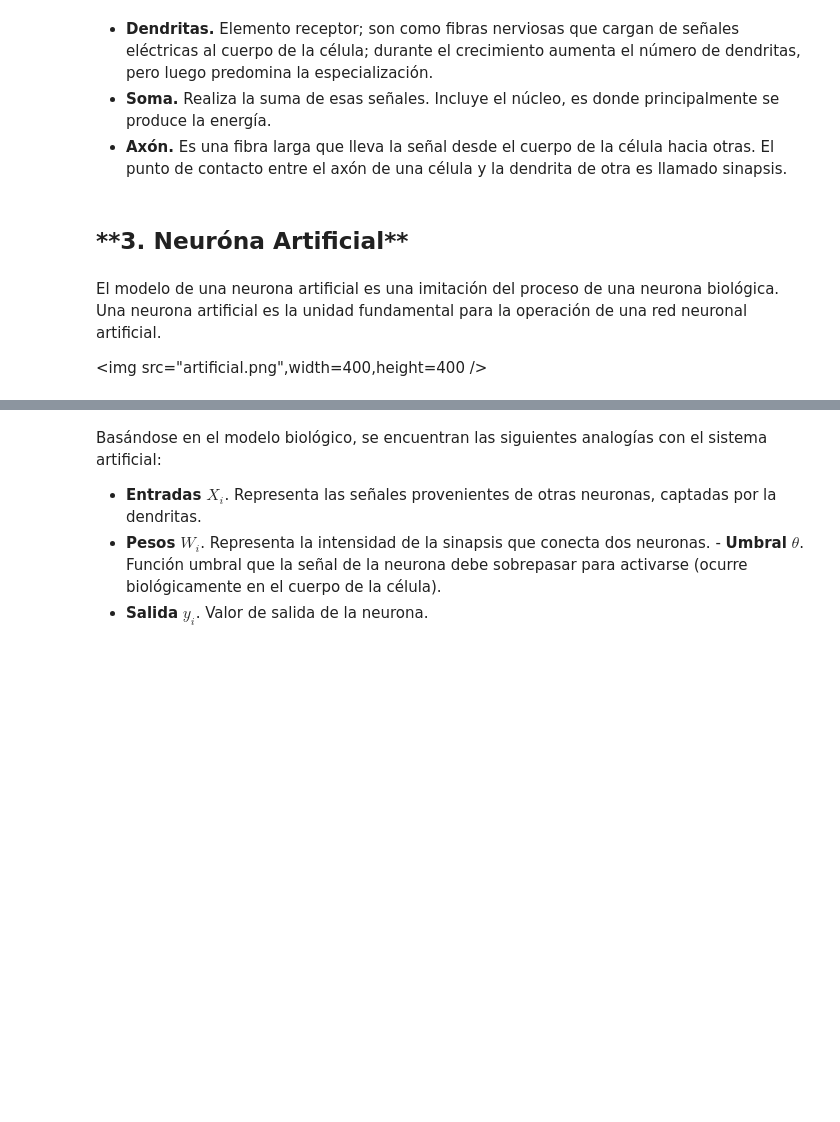
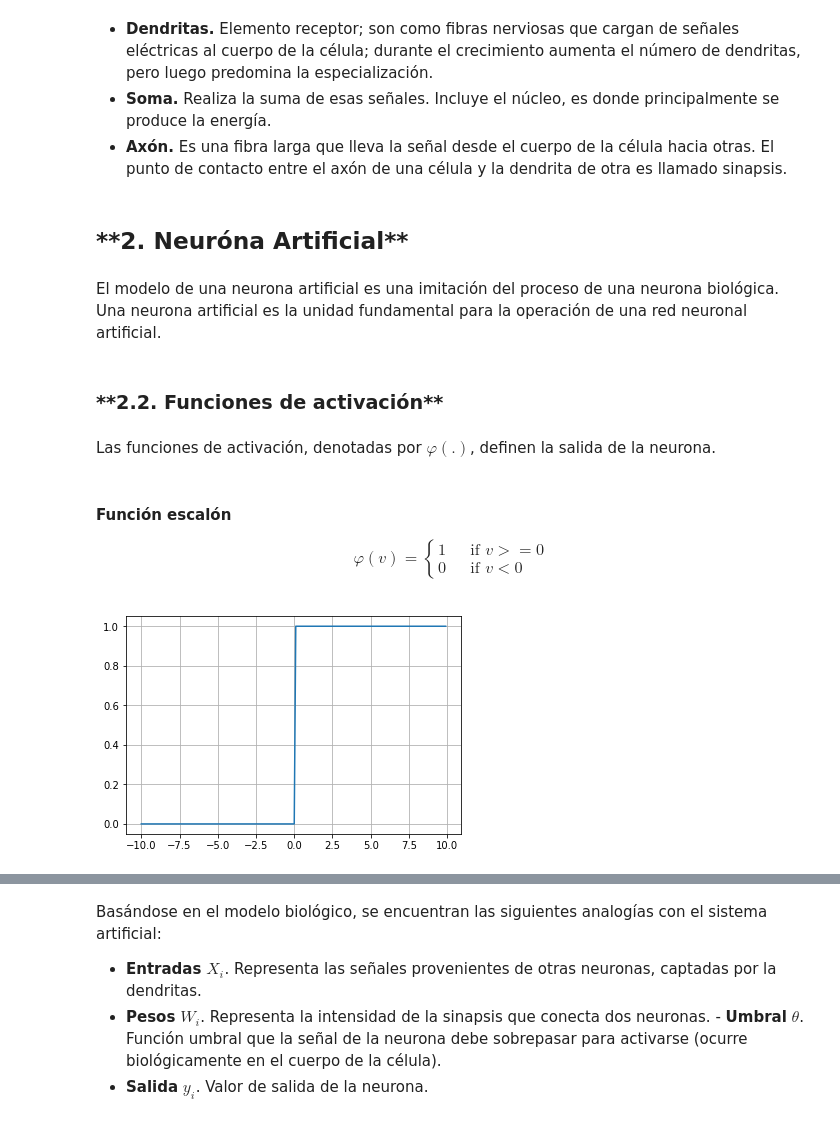
Before and after one commit to asp1420/c1, a Jupyter notebook: notebook/perceptron.ipynb, the cells around one changed output, grey strips where cells are left out. Cells and saved outputs as stored; diff of their text form; code cells hidden in the pictures; blank space fills up the shorter version.

```diff
--- a/notebook/perceptron.ipynb
+++ b/notebook/perceptron.ipynb
@@ -42,8 +60,36 @@ o soma y el axón.
 - **Axón.** Es una fibra larga que lleva la señal desde el cuerpo de la célula hacia otras. El punto de contacto entre el axón de una célula y la dendrita de otra es llamado sinapsis.
 # %% [markdown]
 <a id="ref2"></a>
-<h2>**3. Neuróna Artificial**</h2>
+<h2>**2. Neuróna Artificial**</h2>
 # %% [markdown]
 El modelo de una neurona artificial es una imitación del proceso de una neurona biológica. Una neurona artificial es la unidad fundamental para la operación de una red neuronal artificial.
-
-<img src="artificial.png",width=400,height=400 />
+# %% [markdown]
+<a id="ref2_2"></a>
+<h3>**2.2. Funciones de activación**</h3>
+# %% [markdown]
+Las funciones de activación, denotadas por  $\varphi(.)$, definen la salida de la neurona.
+# %% [markdown]
+<h4>Función escalón</h4>
+\begin{equation}
+\varphi(v) =
+  \begin{cases}
+    1       & \quad \text{if } v >= 0\\
+    0       & \quad \text{if } v < 0
+  \end{cases}
+\end{equation}
+# %%
+import numpy as np
+import matplotlib.pyplot as plt
+
+# Step function
+def step(v):
+    v = v >= 0
+    return v*1
+
+l = np.array(np.arange(-10, 10, 0.1))
+
+plt.plot(l, step(l))
+plt.grid()
+plt.show()
+# %% [output]
+[figure, added]
```
Also changed, not shown: parts of 52 cells of this notebook.
